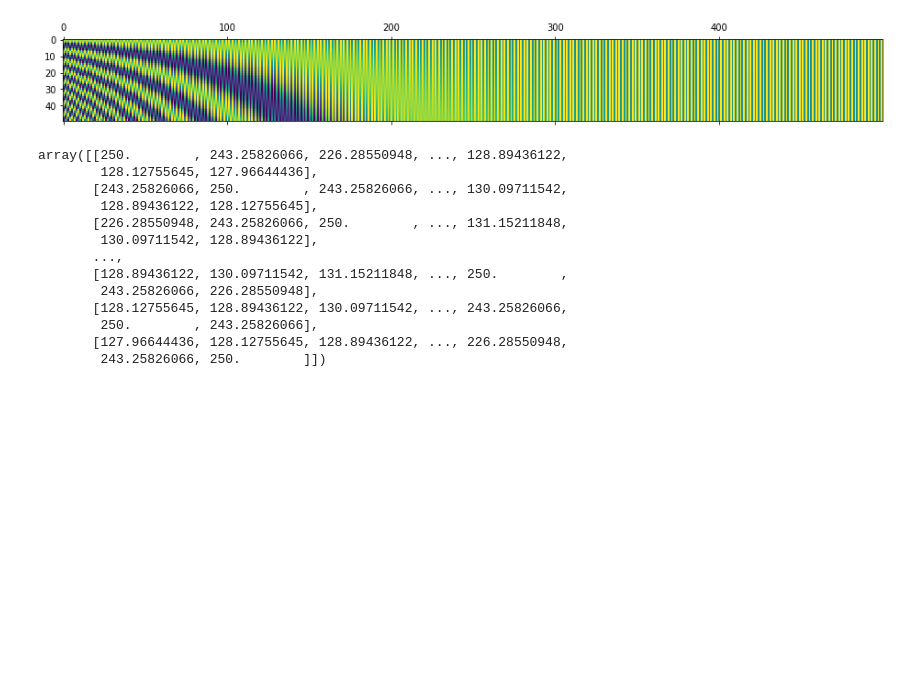
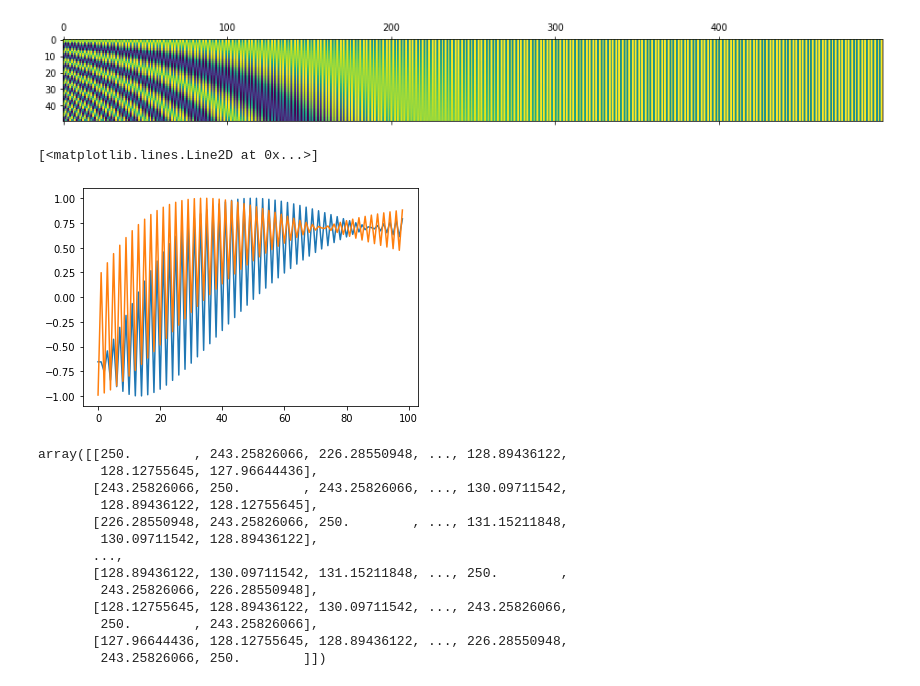
Before and after one commit to IKJ1992/MiniPojects-with-Python, a Jupyter notebook: Positional Encoding in Transformers/position_encoding.ipynb, the cells around one changed output. Cells and saved outputs as stored; diff of their text form; code cells hidden in the pictures; blank space fills up the shorter version.

Commit message:
add more plot about PE

```diff
--- a/Positional Encoding in Transformers/position_encoding.ipynb
+++ b/Positional Encoding in Transformers/position_encoding.ipynb
@@ -42,6 +42,12 @@ plt.matshow(PE)
 # %% [output]
 <matplotlib.image.AxesImage at 0x...>
 [figure]
+# %%
+plt.plot(PE[4][1:100])
+plt.plot(PE[3][1:100])
+# %% [output]
+[<matplotlib.lines.Line2D at 0x...>]
+[figure, added]
 # %%
 sim = np.matmul(PE,PE.T)
 sim
```
